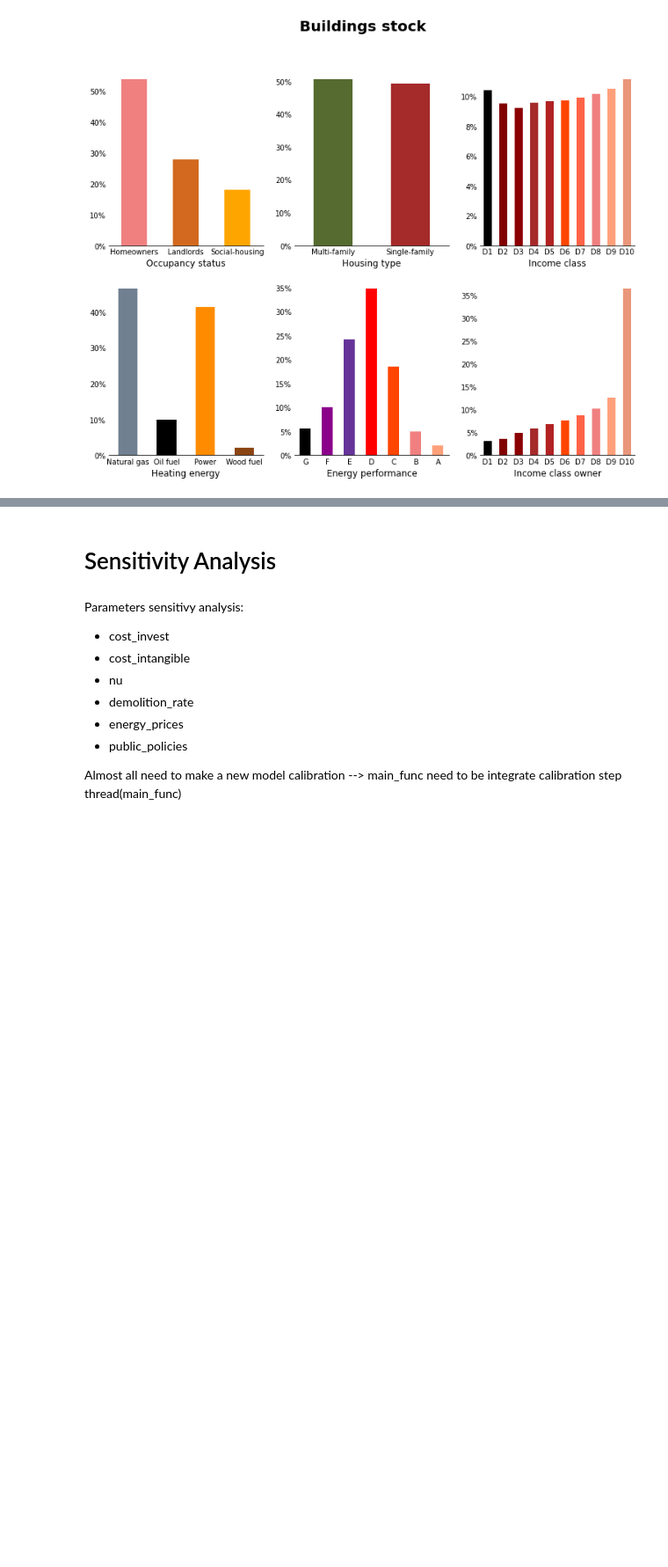
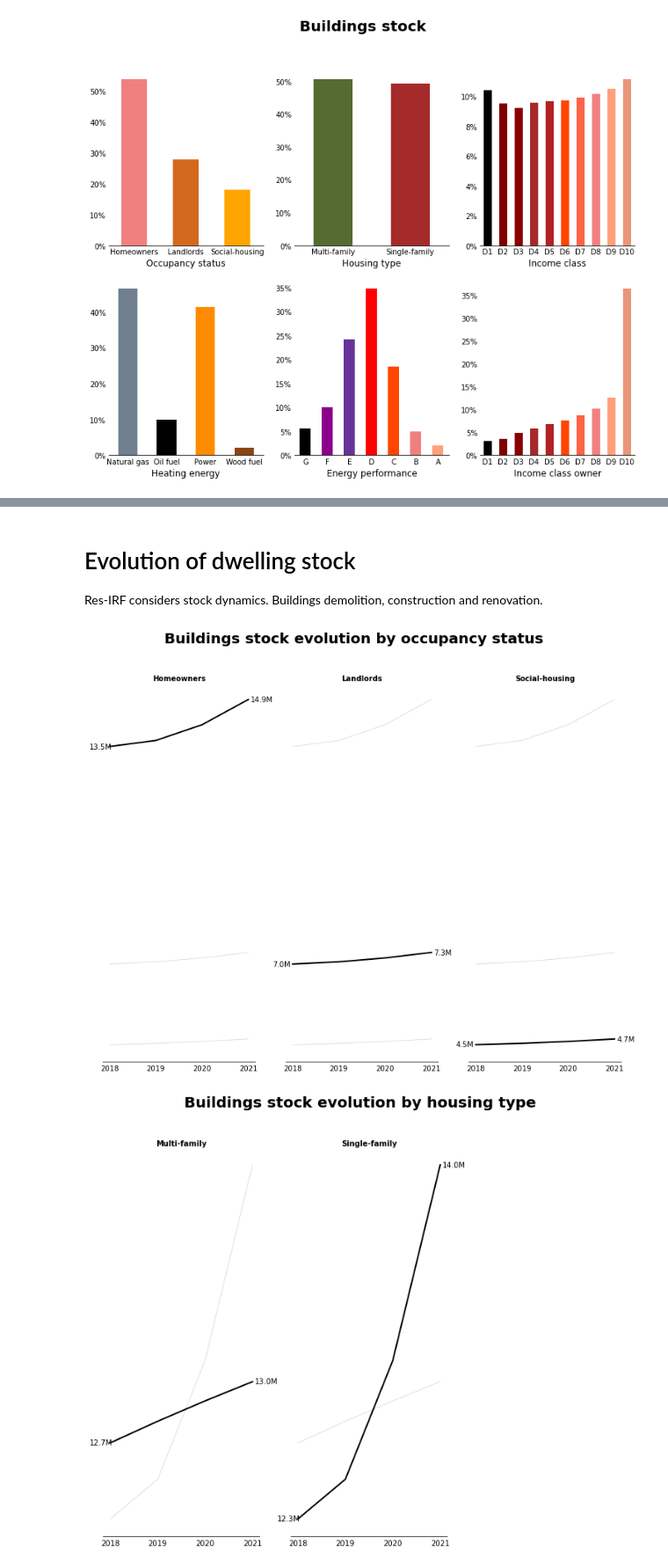
Before and after one commit to CIRED/Res-IRF, a Jupyter notebook: project/user_interface.ipynb, the cells around one changed output, grey strips where cells are left out. Shown at 88% size. Cells and saved outputs as stored; diff of their text form; code cells hidden in the pictures; blank space fills up the shorter version.

```diff
--- a/project/user_interface.ipynb
+++ b/project/user_interface.ipynb
@@ -88,7 +77,0 @@ for level in output_stock['Stock'].index.names:
-# %%
-var_dict['stock_construction_segmented'] = var_dict['stock_construction_segmented'].reorder_levels(var_dict['stock_segmented'].index.names)
-df = pd.concat((var_dict['stock_segmented'], var_dict['stock_construction_segmented']), axis=0)
-df_ep = df.groupby(['Energy performance']).sum()
-df_ep = df_ep.loc[['A', 'B', 'C', 'D', 'E', 'F', 'G', 'BEPOS', 'BBC']]
-economic_subplots(df_ep, 'Buildings stock evolution by energy performance',
-                  format_axtitle=lambda x: x, format_val=lambda x: '{:.1f}M'.format(x / 1000000))
@@ -145,3 +77,0 @@ from itertools import product
-# %%
-df = var_dict['cost_envelope']
-df.head()
@@ -319,7 +77,0 @@ data.index.names
-# %%
-mux = pd.MultiIndex.from_arrays([
-    list('aaaabbbbbccddddd'),
-    list('tuvwtuvwtuvwtuvw')
-], names=['Occupancy status', 'two'])
-
-df = pd.DataFrame({'col': np.arange(len(mux))}, mux)
@@ -384,13 +78,22 @@ from itables import show
-# %% [markdown]
-# Sensitivity Analysis
-# %% [markdown]
-Parameters sensitivy analysis:
-- cost_invest
-- cost_intangible
-- nu
-- demolition_rate
-- energy_prices
-- public_policies
-
-Almost all need to make a new model calibration --> main_func need to be integrate calibration step
-thread(main_func)
+# %% [markdown]
+# Evolution of dwelling stock
+Res-IRF considers stock dynamics. Buildings demolition, construction and renovation.
+# %%
+def grouped_and_graph(df, level, title, level_order=None, format_val=lambda x: '{:.1f}M'.format(x / 10**6), func='sum'):
+
+    if func == 'sum':
+        df = df.groupby([level]).sum()
+    elif func == 'mean':
+        df = df.groupby([level]).mean()
+
+
+    if level_order:
+        df = df.loc[level_order]
+    economic_subplots(df, '{} by {}'.format(title, level.lower()),
+                      format_axtitle=lambda x: x, format_val=format_val)
+# %%
+for level in output_stock['Stock'].index.names:
+    grouped_and_graph(output_stock['Stock'], level, 'Buildings stock evolution')#, level_order=['A', 'B', 'C', 'D', 'E', 'F', 'G', 'BEPOS', 'BBC'])
+# %% [output]
+[figure, added]
+[figure, added]
```
Also changed, not shown: parts of 102 cells of this notebook, 20 other files.
